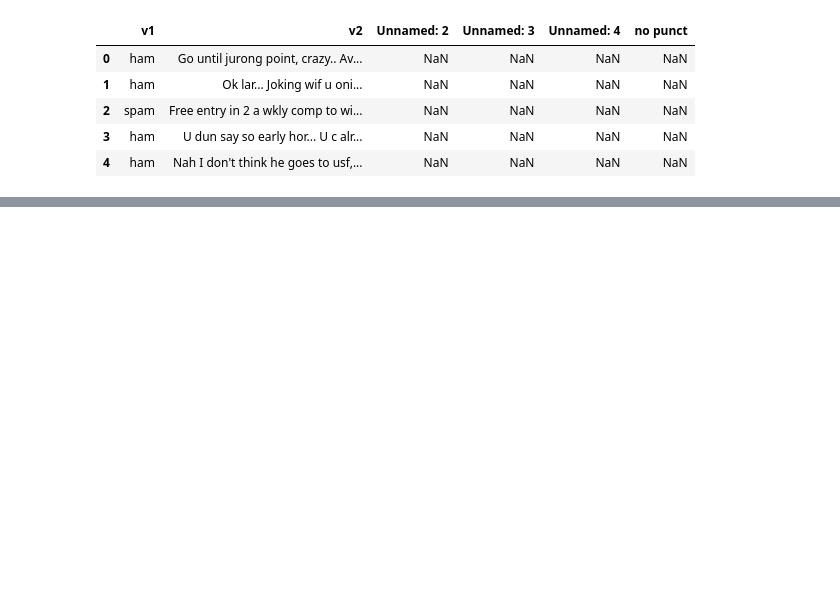
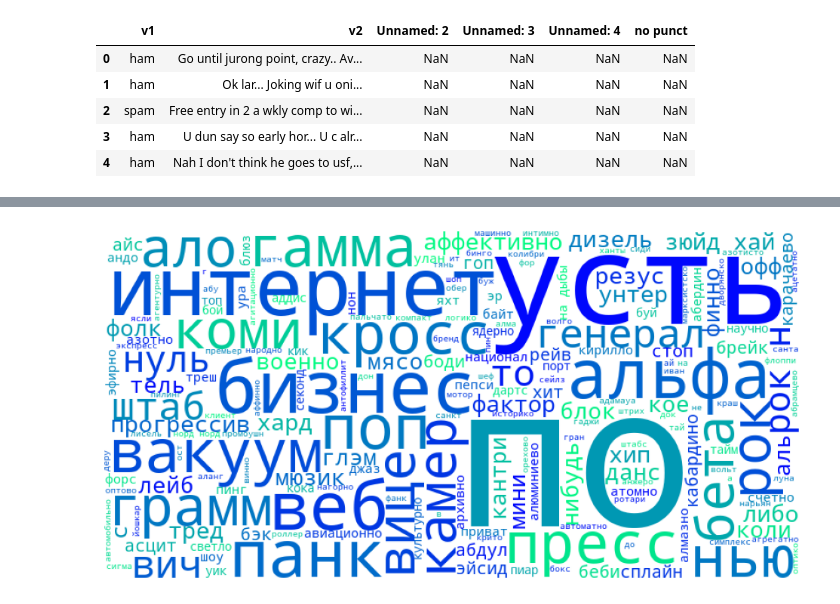
Before and after one commit to t1ber7/-, a Jupyter notebook: NLP.ipynb, the cells around one changed output, grey strips where cells are left out. Saved outputs shown, nothing was run; the diff lists cells and outputs as text; code cells hidden in the pictures; blank space fills up the shorter version.

```diff
--- a/NLP.ipynb
+++ b/NLP.ipynb
@@ -82,0 +119,4 @@ Name: no punct, dtype: object
+# %%
+text1 = ' '.join(df1["' др. '"].astype(str).tolist())
+# %%
+wrldcld = WordCloud(width=800, height=400, colormap="winter", background_color="white").generate(text1)
@@ -82,0 +125,7 @@ Name: no punct, dtype: object
+# %%
+plt.figure(figsize=(12, 6))
+plt.imshow(wrldcld, interpolation='hanning')
+plt.axis('off')
+plt.show()
+# %% [output]
+[figure, added]
```
Also changed, not shown: parts of 53 cells of this notebook.
